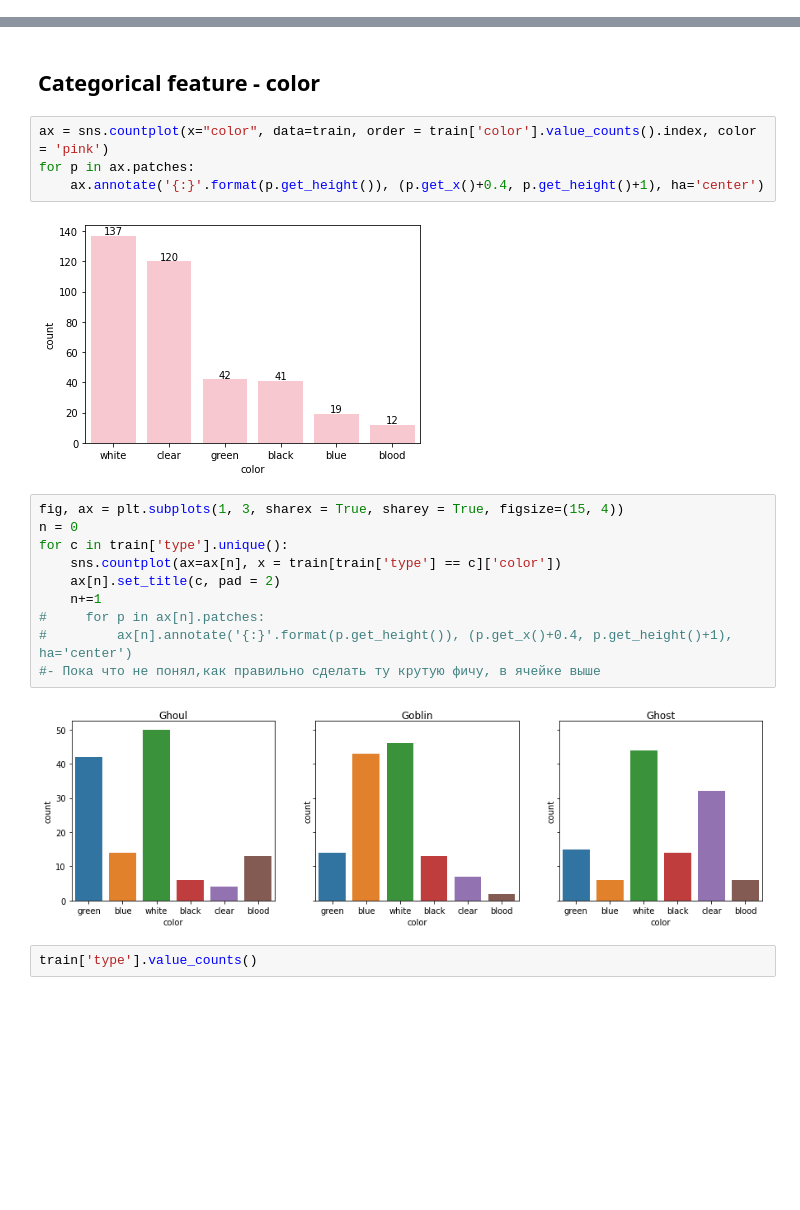
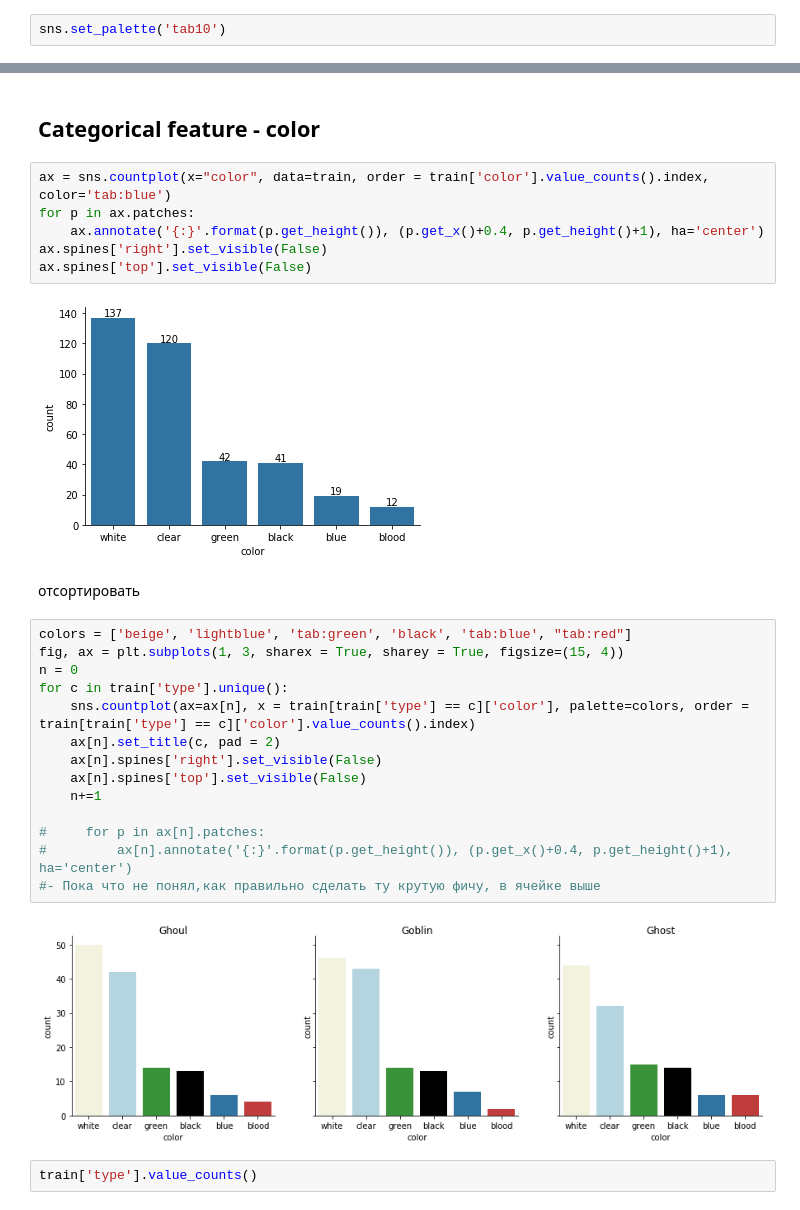
Before and after one commit to Lisstrange/Mini-examples, a Jupyter notebook: ghosts.ipynb, the cells around one changed output, grey strips where cells are left out. Saved outputs shown, nothing was run; the diff lists cells and outputs as text; blank space fills up the shorter version.

```diff
--- a/ghosts.ipynb
+++ b/ghosts.ipynb
@@ -133,3 +137,5 @@ def corrfunc(x,y, ax=None, **kws):
+# %%
+sns.set_palette('tab10')
 # %%
 # scatter_matrix(train, alpha=1, s=5, c = 'black', figsize=(6, 6), diagonal="kde");
 g = sns.pairplot(train.iloc[:,1:], kind="reg", plot_kws={'line_kws':{'color':'red'}}, corner=True)
@@ -174,23 +180,31 @@ for index, item in enumerate(monsters):
 # %% [markdown]
 ## Categorical feature - color
 # %%
-ax = sns.countplot(x="color", data=train, order = train['color'].value_counts().index, color = 'pink')
+ax = sns.countplot(x="color", data=train, order = train['color'].value_counts().index, color='tab:blue')
 for p in ax.patches:
     ax.annotate('{:}'.format(p.get_height()), (p.get_x()+0.4, p.get_height()+1), ha='center')
+ax.spines['right'].set_visible(False)
+ax.spines['top'].set_visible(False)
 # %% [output]
-[figure, old version]
+[figure, new version]
+# %% [markdown]
+отсортировать
 # %%
+colors = ['beige', 'lightblue', 'tab:green', 'black', 'tab:blue', "tab:red"]
 fig, ax = plt.subplots(1, 3, sharex = True, sharey = True, figsize=(15, 4))
 n = 0
 for c in train['type'].unique():
-    sns.countplot(ax=ax[n], x = train[train['type'] == c]['color'])
+    sns.countplot(ax=ax[n], x = train[train['type'] == c]['color'], palette=colors, order = train[train['type'] == c]['color'].value_counts().index)
     ax[n].set_title(c, pad = 2)
+    ax[n].spines['right'].set_visible(False)
+    ax[n].spines['top'].set_visible(False)
     n+=1
+
 #     for p in ax[n].patches:
 #         ax[n].annotate('{:}'.format(p.get_height()), (p.get_x()+0.4, p.get_height()+1), ha='center')
 #- Пока что не понял,как правильно сделать ту крутую фичу, в ячейке выше
 # %% [output]
-[figure, old version]
+[figure, new version]
 # %%
 train['type'].value_counts()
 # %% [output]
```
Also changed, not shown: parts of 11 cells of this notebook.
